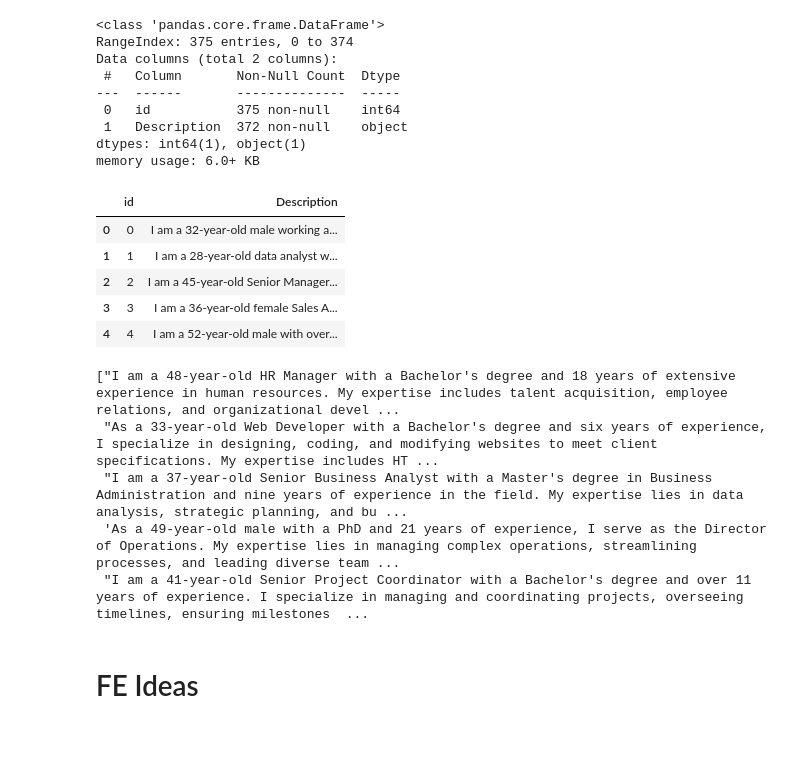
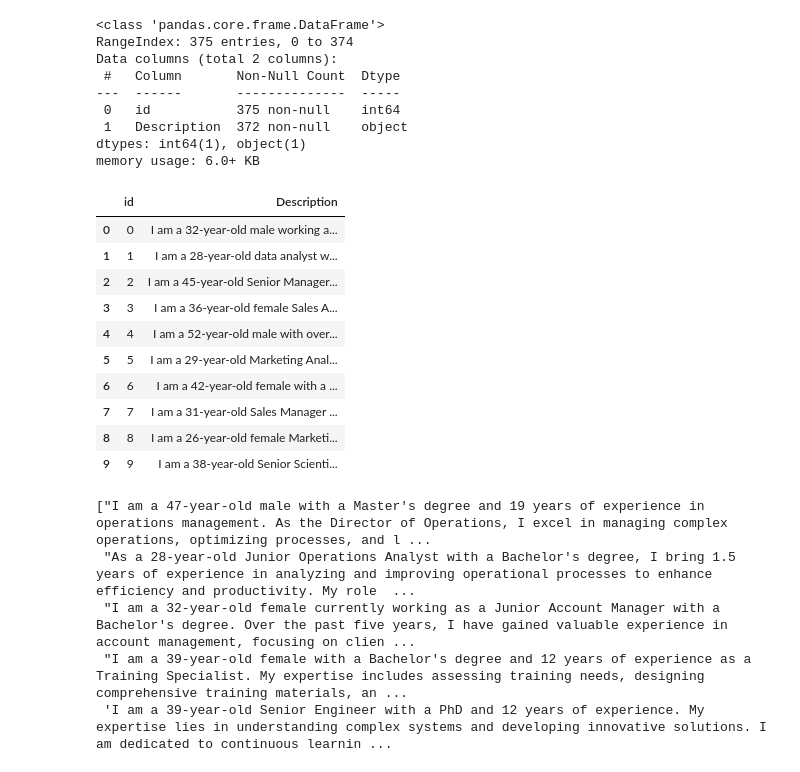
Before and after one commit to FrankAst/pwc_challenge, a Jupyter notebook: notebooks/explore.ipynb, the cells around one changed output. Saved outputs shown, nothing was run; the diff lists cells and outputs as text; code cells hidden in the pictures; blank space fills up the shorter version.

```diff
--- a/notebooks/explore.ipynb
+++ b/notebooks/explore.ipynb
@@ -8,4 +7,4 @@ import matplotlib.pyplot as plt
 # %%
 people_df = pd.read_csv('../data/people.csv')
 salary_df = pd.read_csv('../data/salary.csv')
-description_df = pd.read_csv('../data/descriptions.csv')
+descriptions_df = pd.read_csv('../data/descriptions.csv')
@@ -269,22 +131,25 @@ Data columns (total 2 columns):
  1   Description  372 non-null    object
 dtypes: int64(1), object(1)
 memory usage: 6.0+ KB
-# %%
-description_df.head()
-# %% [output]
-|  | id | Description |
-| 0 | 0 | I am a 32-year-old male working a... |
-| 1 | 1 | I am a 28-year-old data analyst w... |
-| 2 | 2 | I am a 45-year-old Senior Manager... |
-| 3 | 3 | I am a 36-year-old female Sales A... |
-| 4 | 4 | I am a 52-year-old male with over... |
+# %%
+descriptions_df.head(10)
+# %% [output]
+|  | id | Description |
+| 0 | 0 | I am a 32-year-old male working a... |
+| 1 | 1 | I am a 28-year-old data analyst w... |
+| 2 | 2 | I am a 45-year-old Senior Manager... |
+| 3 | 3 | I am a 36-year-old female Sales A... |
+| 4 | 4 | I am a 52-year-old male with over... |
+| 5 | 5 | I am a 29-year-old Marketing Anal... |
+| 6 | 6 | I am a 42-year-old female with a ... |
+| 7 | 7 | I am a 31-year-old Sales Manager ... |
+| 8 | 8 | I am a 26-year-old female Marketi... |
+| 9 | 9 | I am a 38-year-old Senior Scienti... |
 # %%
-description_df['Description'].dropna().sample(5).tolist()
+descriptions_df.sample(5)["Description"].tolist()
 # %% [output]
-["I am a 48-year-old HR Manager with a Bachelor's degree and 18 years of extensive experience in human resources. My expertise includes talent acquisition, employee relations, and organizational devel ...
- "As a 33-year-old Web Developer with a Bachelor's degree and six years of experience, I specialize in designing, coding, and modifying websites to meet client specifications. My expertise includes HT ...
- "I am a 37-year-old Senior Business Analyst with a Master's degree in Business Administration and nine years of experience in the field. My expertise lies in data analysis, strategic planning, and bu ...
- 'As a 49-year-old male with a PhD and 21 years of experience, I serve as the Director of Operations. My expertise lies in managing complex operations, streamlining processes, and leading diverse team ...
- "I am a 41-year-old Senior Project Coordinator with a Bachelor's degree and over 11 years of experience. I specialize in managing and coordinating projects, overseeing timelines, ensuring milestones  ...
+["I am a 47-year-old male with a Master's degree and 19 years of experience in operations management. As the Director of Operations, I excel in managing complex operations, optimizing processes, and l ...
+ "As a 28-year-old Junior Operations Analyst with a Bachelor's degree, I bring 1.5 years of experience in analyzing and improving operational processes to enhance efficiency and productivity. My role  ...
+ "I am a 32-year-old female currently working as a Junior Account Manager with a Bachelor's degree. Over the past five years, I have gained valuable experience in account management, focusing on clien ...
+ "I am a 39-year-old female with a Bachelor's degree and 12 years of experience as a Training Specialist. My expertise includes assessing training needs, designing comprehensive training materials, an ...
+ 'I am a 39-year-old Senior Engineer with a PhD and 12 years of experience. My expertise lies in understanding complex systems and developing innovative solutions. I am dedicated to continuous learnin ...
-# %% [markdown]
-# FE Ideas
```
Also changed, not shown: parts of 29 cells of this notebook, 13 other files.
